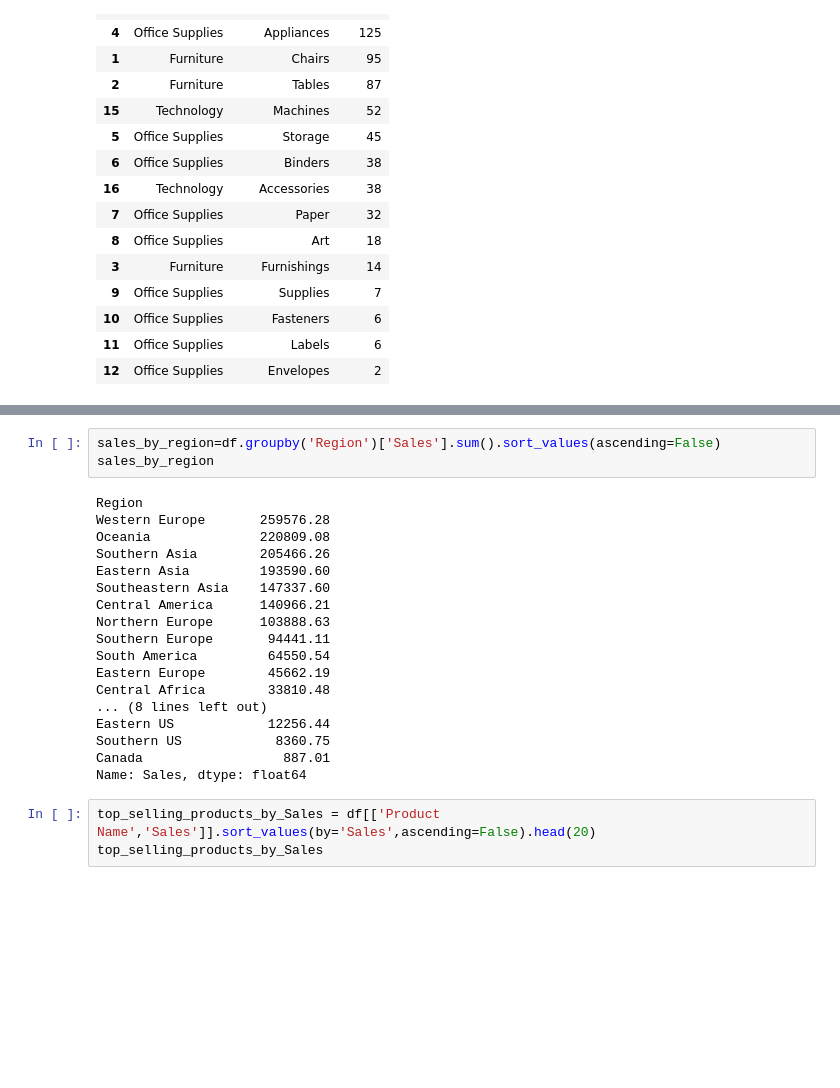
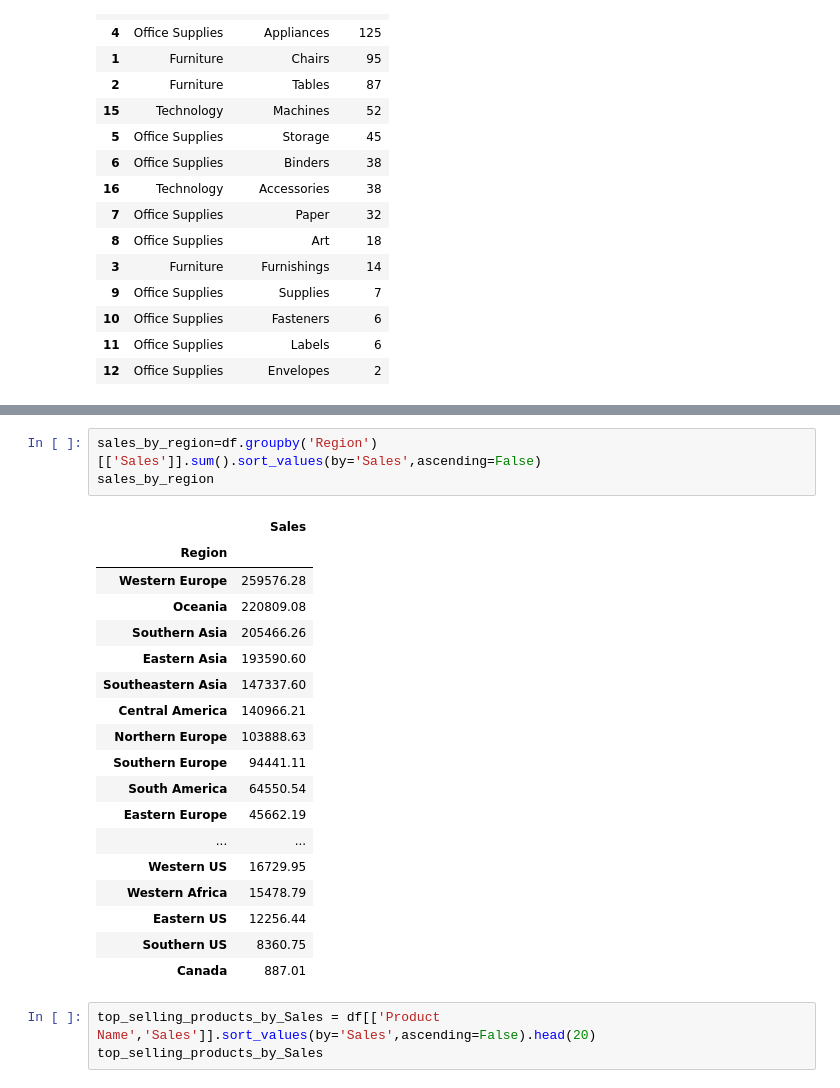
Before and after one commit to eaholmes10/Portfolio, a Jupyter notebook: Superstore.ipynb, the cells around one changed output, grey strips where cells are left out. Cells and saved outputs as stored; diff of their text form; blank space fills up the shorter version.

```diff
--- a/Superstore.ipynb
+++ b/Superstore.ipynb
@@ -163,24 +125,25 @@ df.head()
 # %%
-sales_by_region=df.groupby('Region')['Sales'].sum().sort_values(ascending=False)
+sales_by_region=df.groupby('Region')[['Sales']].sum().sort_values(by='Sales',ascending=False)
 sales_by_region
 # %% [output]
-Region
-Western Europe       259576.28
-Oceania              220809.08
-Southern Asia        205466.26
-Eastern Asia         193590.60
-Southeastern Asia    147337.60
-Central America      140966.21
-Northern Europe      103888.63
-Southern Europe       94441.11
-South America         64550.54
-Eastern Europe        45662.19
-Central Africa        33810.48
-... (8 lines left out)
-Eastern US            12256.44
-Southern US            8360.75
-Canada                  887.01
-Name: Sales, dtype: float64
+|  | Sales |
+| Region |  |
+| Western Europe | 259576.28 |
+| Oceania | 220809.08 |
+| Southern Asia | 205466.26 |
+| Eastern Asia | 193590.60 |
+| Southeastern Asia | 147337.60 |
+| Central America | 140966.21 |
+| Northern Europe | 103888.63 |
+| Southern Europe | 94441.11 |
+| South America | 64550.54 |
+| Eastern Europe | 45662.19 |
+| ... | ... |
+| Western US | 16729.95 |
+| Western Africa | 15478.79 |
+| Eastern US | 12256.44 |
+| Southern US | 8360.75 |
+| Canada | 887.01 |
 # %%
 top_selling_products_by_Sales = df[['Product Name','Sales']].sort_values(by='Sales',ascending=False).head(20)
 top_selling_products_by_Sales
```
Also changed, not shown: parts of 11 cells of this notebook.
